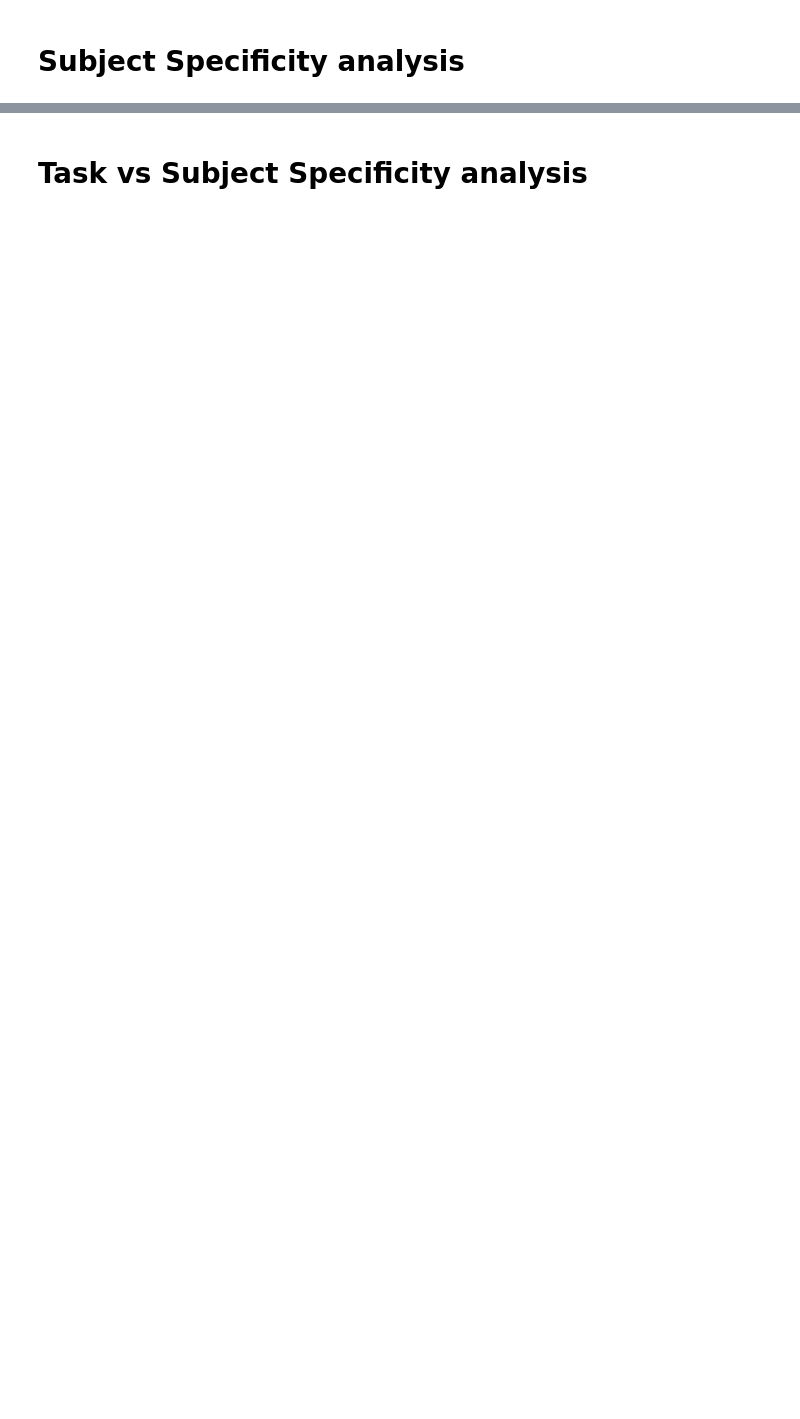
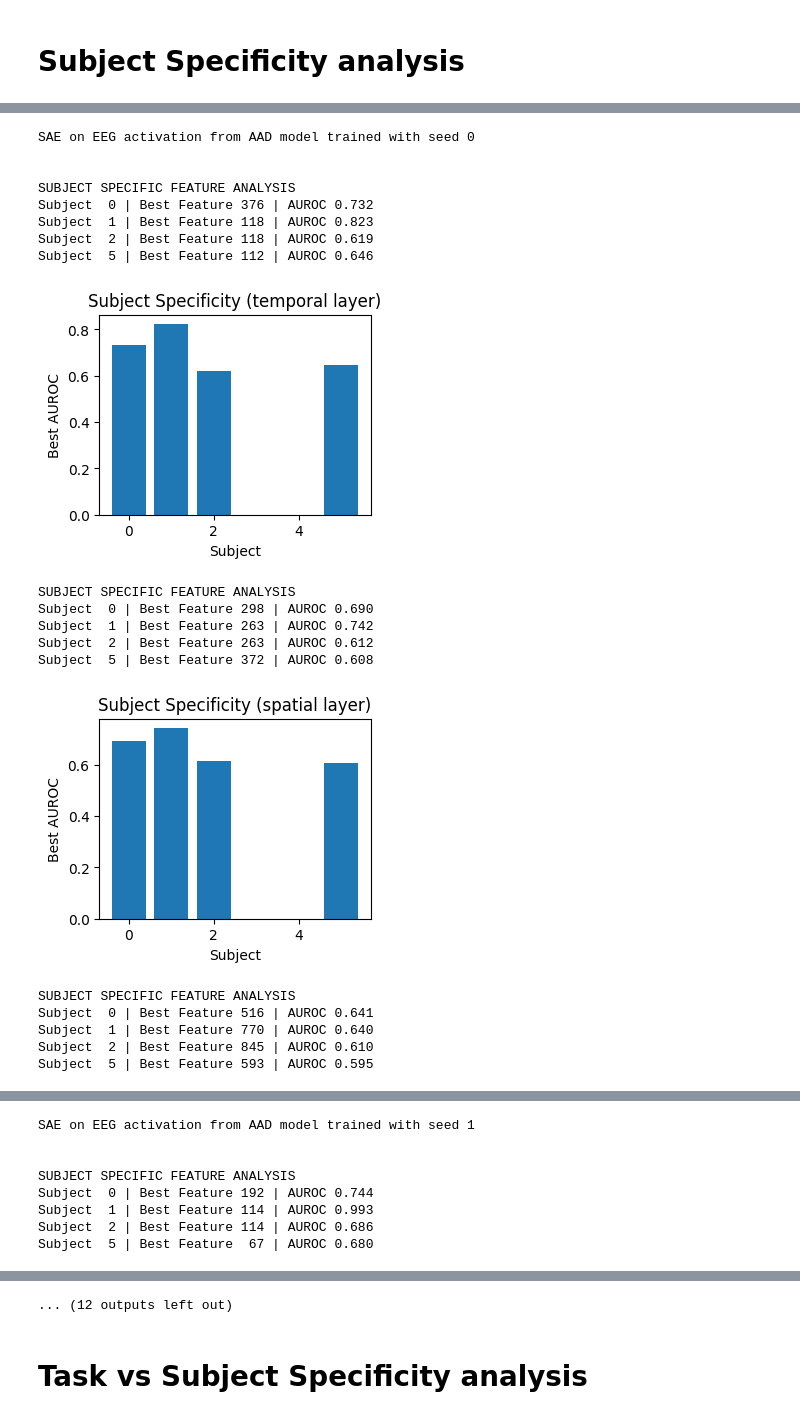
Before and after one commit to Suman-punshi/EEG-AAD, a Jupyter notebook: sparsefeatureanalysis.ipynb, the cells around one changed output, grey strips where cells are left out. Saved outputs shown, nothing was run; the diff lists cells and outputs as text; code cells hidden in the pictures; blank space fills up the shorter version.

```diff
--- a/sparsefeatureanalysis.ipynb
+++ b/sparsefeatureanalysis.ipynb
@@ -355,5 +371,5 @@ def attention_specificity(features, labels, layer, top_k=20, save_path=None):
 # %%
-def subject_specificity(features, subjects, layer, save_path = None):
+def subject_specificity(features, subjects, layer, activation_seed, save_path = None):
     """
     Analyze subject specificity of SAE features.
     Parameters
@@ -414,7 +430,7 @@ def subject_specificity(features, subjects, layer, save_path = None):
     # save the bar graph
     if save_path is not None:
         plt.savefig(
-            f"{save_path}/subject_specificity_{layer}.png",
+            f"{save_path}/subject_specificity_{layer}_{activation_seed}.png",
             dpi=300,
             bbox_inches="tight"
         )
@@ -598,9 +767,5 @@ Total dictionary size
+# %%
+labels, subjects = load_analysis_data("/kaggle/input/notebooks/sumanpunshi123/extract-activations/activations/seed_0/val/labels.pt",
+                                     "/kaggle/input/notebooks/sumanpunshi123/extract-activations/activations/seed_0/val/subjects.pt")
 # %% [markdown]
 # **Attention specificity analysis**
-# %%
-labels, subjects = load_analysis_data("/kaggle/input/notebooks/sumanpunshi123/extract-activations/activations/val/labels.pt",
-                                     "/kaggle/input/notebooks/sumanpunshi123/extract-activations/activations/val/subjects.pt")
-
-result_dict_temporal = attention_specificity(z_temporal, labels, "temporal", save_path = "/kaggle/working/")
-result_dict_spatial = attention_specificity(z_spatial, labels, "spatial", save_path = "/kaggle/working/")
-result_dict_lstm = attention_specificity(z_lstm, labels, "lstm", save_path = "/kaggle/working/")
@@ -689,0 +926,48 @@ Subject  5 | Best Feature  10 | AUROC 0.629
+# %%
+print("SAE on EEG activation from AAD model trained with seed 0")
+print("\n")
+result_temporal = subject_specificity(z_temporal_0, subjects, "temporal", "seed_0", save_path = "/kaggle/working/")
+result_spatial = subject_specificity(z_spatial_0, subjects, "spatial", "seed_0", save_path = "/kaggle/working/")
+result_lstm = subject_specificity(z_lstm_0, subjects, "lstm", "seed_0", save_path = "/kaggle/working/")
+
+
+print("SAE on EEG activation from AAD model trained with seed 1")
+print("\n")
+result_temporal = subject_specificity(z_temporal_1, subjects, "temporal", "seed_1", save_path = "/kaggle/working/")
+result_spatial = subject_specificity(z_spatial_1, subjects, "spatial", "seed_1", save_path = "/kaggle/working/")
+result_lstm = subject_specificity(z_lstm_1, subjects, "lstm", "seed_1", save_path = "/kaggle/working/")
+
+
+print("SAE on EEG activation from AAD model trained with seed 42")
+print("\n")
+result_temporal = subject_specificity(z_temporal_42, subjects, "temporal", "seed_42", save_path = "/kaggle/working/")
+result_spatial = subject_specificity(z_spatial_42, subjects, "spatial", "seed_42", save_path = "/kaggle/working/")
+result_lstm = subject_specificity(z_lstm_42, subjects, "lstm", "seed_42", save_path = "/kaggle/working/")
+
+
+print("SAE on EEG activation from AAD model trained with seed 100")
+print("\n")
+result_temporal = subject_specificity(z_temporal_100, subjects, "temporal", "seed_100", save_path = "/kaggle/working/")
+result_spatial = subject_specificity(z_spatial_100, subjects, "spatial", "seed_100", save_path = "/kaggle/working/")
+result_lstm = subject_specificity(z_lstm_100, subjects, "lstm", "seed_100", save_path = "/kaggle/working/")
+# %% [output]
+SAE on EEG activation from AAD model trained with seed 0
+
+
+SUBJECT SPECIFIC FEATURE ANALYSIS
+Subject  0 | Best Feature 376 | AUROC 0.732
+Subject  1 | Best Feature 118 | AUROC 0.823
+Subject  2 | Best Feature 118 | AUROC 0.619
+Subject  5 | Best Feature 112 | AUROC 0.646
+[figure, added]
+SUBJECT SPECIFIC FEATURE ANALYSIS
+Subject  0 | Best Feature 298 | AUROC 0.690
+Subject  1 | Best Feature 263 | AUROC 0.742
+Subject  2 | Best Feature 263 | AUROC 0.612
+Subject  5 | Best Feature 372 | AUROC 0.608
+[figure, added]
+SUBJECT SPECIFIC FEATURE ANALYSIS
+Subject  0 | Best Feature 516 | AUROC 0.641
+Subject  1 | Best Feature 770 | AUROC 0.640
+Subject  2 | Best Feature 845 | AUROC 0.610
+Subject  5 | Best Feature 593 | AUROC 0.595
@@ -689,0 +975,8 @@ Subject  5 | Best Feature  10 | AUROC 0.629
+SAE on EEG activation from AAD model trained with seed 1
+
+
+SUBJECT SPECIFIC FEATURE ANALYSIS
+Subject  0 | Best Feature 192 | AUROC 0.744
+Subject  1 | Best Feature 114 | AUROC 0.993
+Subject  2 | Best Feature 114 | AUROC 0.686
+Subject  5 | Best Feature  67 | AUROC 0.680
@@ -690,2 +996,3 @@ Subject  5 | Best Feature  10 | AUROC 0.629
+... (12 outputs left out)
 # %% [markdown]
 # **Task vs Subject Specificity analysis**
```
Also changed, not shown: parts of 16 cells of this notebook, 4 other files.
